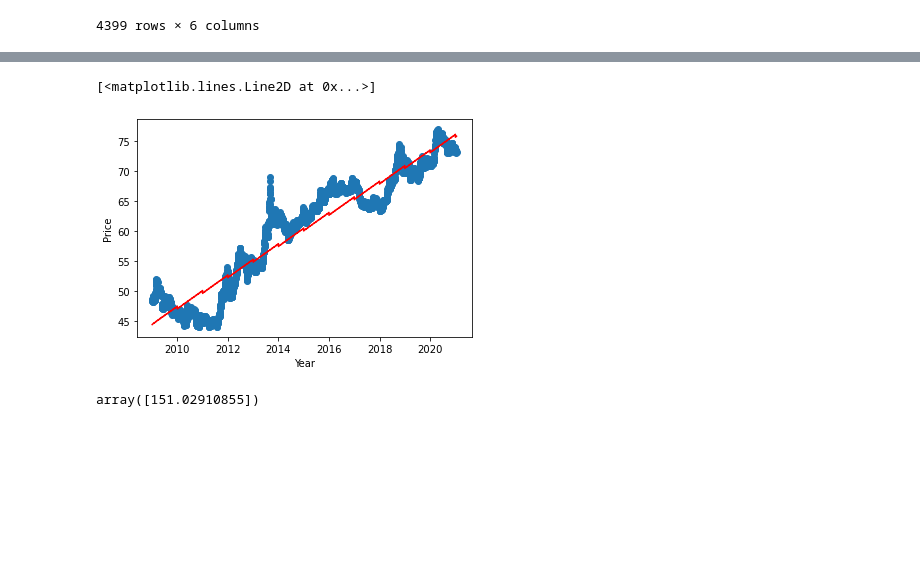
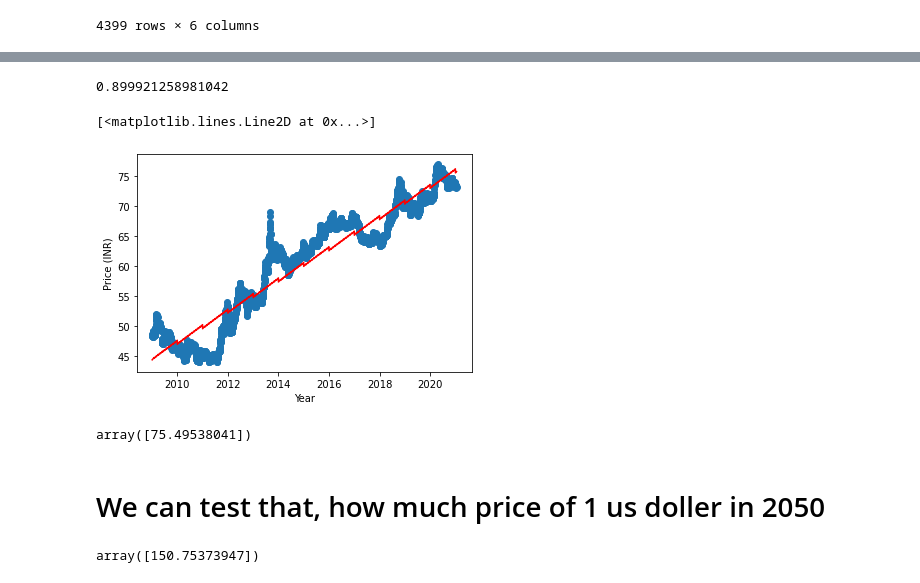
Before and after one commit to xvinay28x/Predicting_US_Dollar_Price-, a Jupyter notebook: Untitled.ipynb, the cells around one changed output, grey strips where cells are left out. Cells and saved outputs as stored; diff of their text form; code cells hidden in the pictures; blank space fills up the shorter version.

```diff
--- a/Untitled.ipynb
+++ b/Untitled.ipynb
@@ -41,5 +63,5 @@ df
 | 4398 | 2009-01-02 | 2 | 1 | 9 | 1 | 48.4098 |
 4399 rows × 6 columns
 # %%
-reg = linear_model.LinearRegression()
-reg.fit(df[["Date","Month","Year"]],df.INR)
+x = df[["Date","Month","Year"]]
+y = df["INR"]
@@ -47,0 +68,3 @@ LinearRegression()
+# %%
+from sklearn.model_selection import train_test_split
+x_train,x_test,y_train,y_test = train_test_split(x,y,random_state = 0)
@@ -47,0 +79,3 @@ LinearRegression()
+# %%
+reg = linear_model.LinearRegression()
+reg.fit(x_train,y_train)
@@ -48,17 +110,27 @@ LinearRegression()
+# %%
+reg.score(x_test,y_test)
+# %% [output]
+0.899921258981042
 # %%
 %matplotlib inline
 plt.scatter(df.Full_Date,df.INR)
 plt.xlabel("Year")
-plt.ylabel("Price")
+plt.ylabel("Price (INR)")
 plt.plot(df.Full_Date,reg.predict(df[["Date","Month","Year"]]),color = "red")
 # %% [output]
 [<matplotlib.lines.Line2D at 0x...>]
-[figure, old version]
+[figure, new version]
 # %%
 # it take 3 argument
 # 1.Date
 # 2.Month
 # 3.Year
-reg.predict([[1,1,50]])
+reg.predict([[1,1,21]])
 # %% [output]
-array([151.02910855])
+array([75.49538041])
+# %% [markdown]
+# We can test that, how much price of 1 us doller in 2050
+# %%
+reg.predict([[1,1,50]])
+# %% [output]
+array([150.75373947])
```
Also changed, not shown: parts of 10 cells of this notebook.
